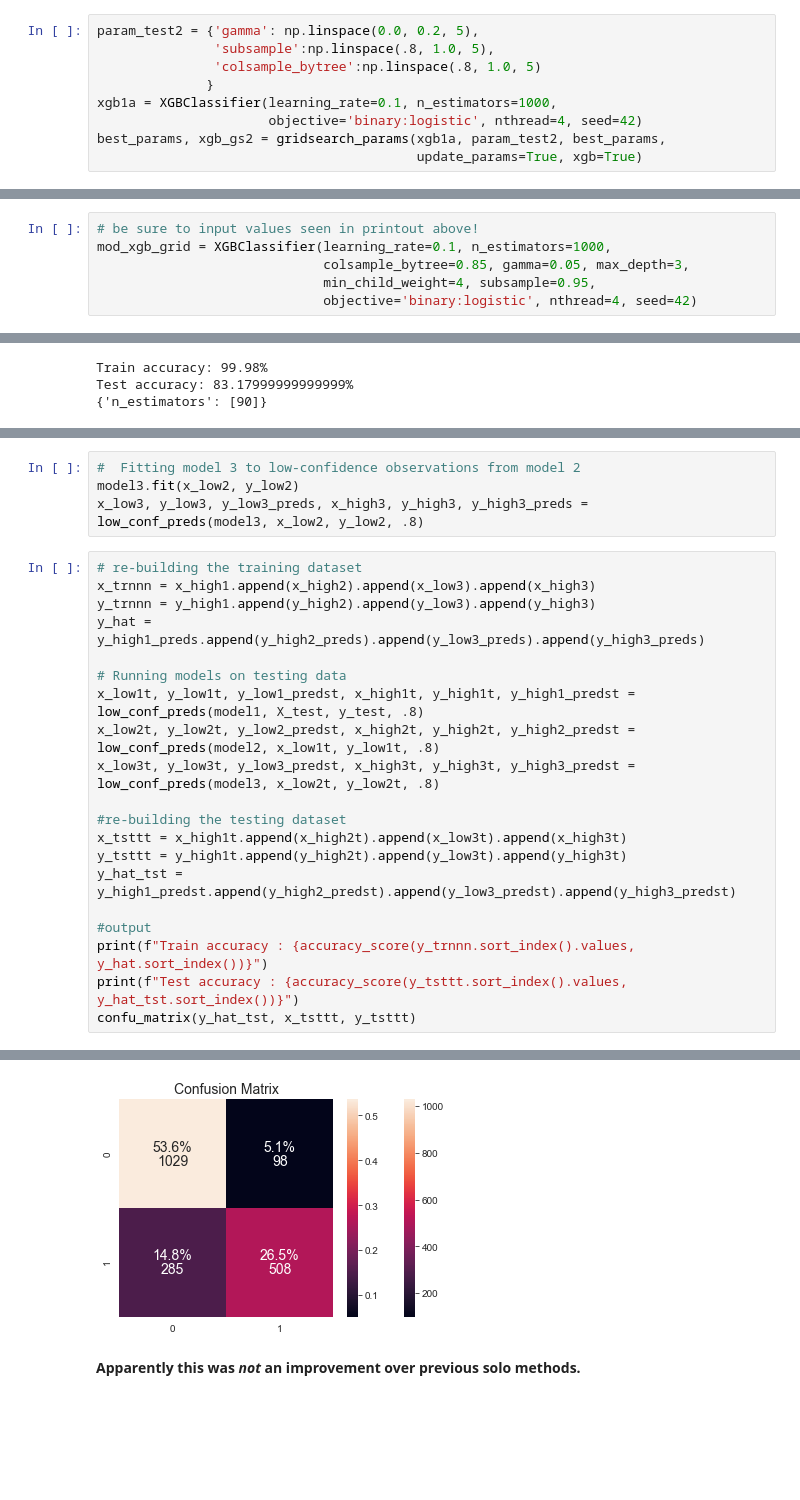
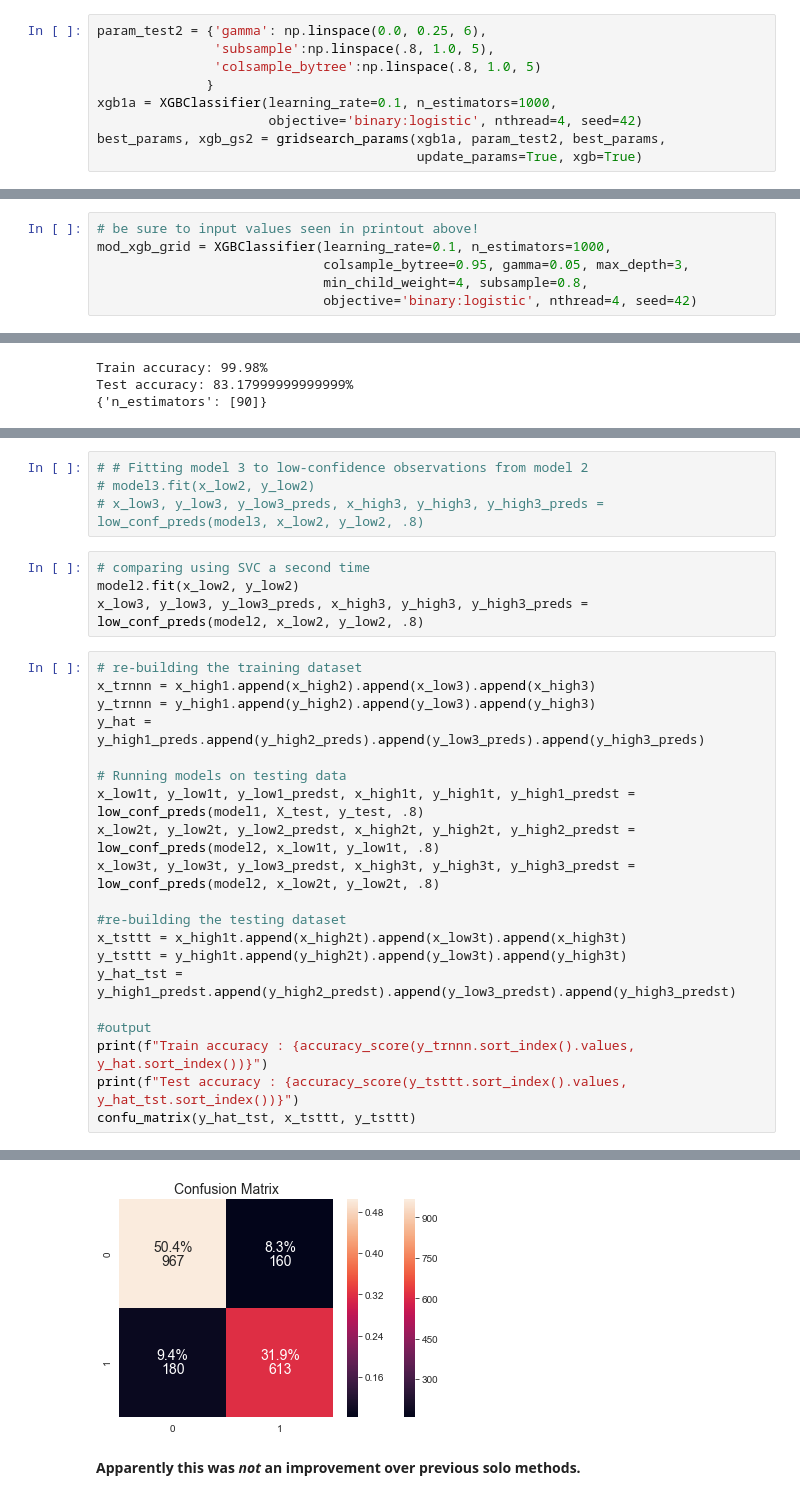
Before and after one commit to magnawhale/dsc-mod-5-project-online-ds-ft-051319, a Jupyter notebook: student.ipynb, the cells around one changed output, grey strips where cells are left out. Drawn from its saved outputs; the diff is of its cells as text; blank space fills up the shorter version.

```diff
--- a/student.ipynb
+++ b/student.ipynb
@@ -761,6 +748,6 @@ Test accuracy: 81.98%
 {'max_depth': [3], 'min_child_weight': [4]}
 # %%
-param_test2 = {'gamma': np.linspace(0.0, 0.2, 5),
+param_test2 = {'gamma': np.linspace(0.0, 0.25, 6),
                'subsample':np.linspace(.8, 1.0, 5),
                'colsample_bytree':np.linspace(.8, 1.0, 5)
               }
@@ -776,8 +763,8 @@ Test accuracy: 81.98%
 # %%
 # be sure to input values seen in printout above!
 mod_xgb_grid = XGBClassifier(learning_rate=0.1, n_estimators=1000,
-                             colsample_bytree=0.85, gamma=0.05, max_depth=3,
-                             min_child_weight=4, subsample=0.95,
+                             colsample_bytree=0.95, gamma=0.05, max_depth=3,
+                             min_child_weight=4, subsample=0.8,
                              objective='binary:logistic', nthread=4, seed=42)
 # %%
 # Looking at feature importances
@@ -922,9 +909,13 @@ Train accuracy: 81.38%
 Test accuracy: 80.52%
 {'criterion': ['gini'], 'max_depth': [4], 'min_impurity_decrease': [0.001], 'min_samples_split': [4], 'n_estimators': [100]}
 # %%
-#  Fitting model 3 to low-confidence observations from model 2
-model3.fit(x_low2, y_low2)
-x_low3, y_low3, y_low3_preds, x_high3, y_high3, y_high3_preds = low_conf_preds(model3, x_low2, y_low2, .8)
+# # Fitting model 3 to low-confidence observations from model 2
+# model3.fit(x_low2, y_low2)
+# x_low3, y_low3, y_low3_preds, x_high3, y_high3, y_high3_preds = low_conf_preds(model3, x_low2, y_low2, .8)
+# %%
+# comparing using SVC a second time
+model2.fit(x_low2, y_low2)
+x_low3, y_low3, y_low3_preds, x_high3, y_high3, y_high3_preds = low_conf_preds(model2, x_low2, y_low2, .8)
 # %%
 # re-building the training dataset
 x_trnnn = x_high1.append(x_high2).append(x_low3).append(x_high3)
@@ -934,7 +925,7 @@ y_hat = y_high1_preds.append(y_high2_preds).append(y_low3_preds).append(y_high3_
 # Running models on testing data
 x_low1t, y_low1t, y_low1_predst, x_high1t, y_high1t, y_high1_predst = low_conf_preds(model1, X_test, y_test, .8)
 x_low2t, y_low2t, y_low2_predst, x_high2t, y_high2t, y_high2_predst = low_conf_preds(model2, x_low1t, y_low1t, .8)
-x_low3t, y_low3t, y_low3_predst, x_high3t, y_high3t, y_high3_predst = low_conf_preds(model3, x_low2t, y_low2t, .8)
+x_low3t, y_low3t, y_low3_predst, x_high3t, y_high3t, y_high3_predst = low_conf_preds(model2, x_low2t, y_low2t, .8)
 
 #re-building the testing dataset
 x_tsttt = x_high1t.append(x_high2t).append(x_low3t).append(x_high3t)
@@ -951,3 +942,3 @@ Test accuracy : 0.8005208333333333
-[figure, old version]
+[figure, new version]
 # %% [markdown]
 **Apparently this was *not* an improvement over previous solo methods.**
```
Also changed, not shown: parts of 26 cells of this notebook.
